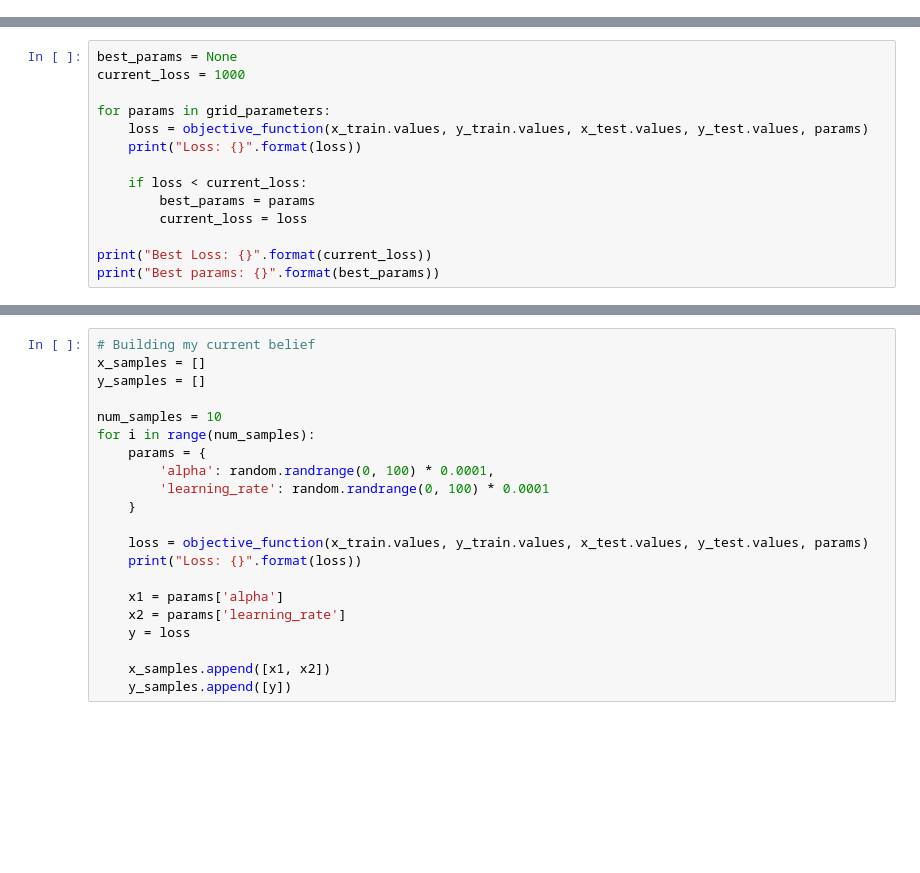
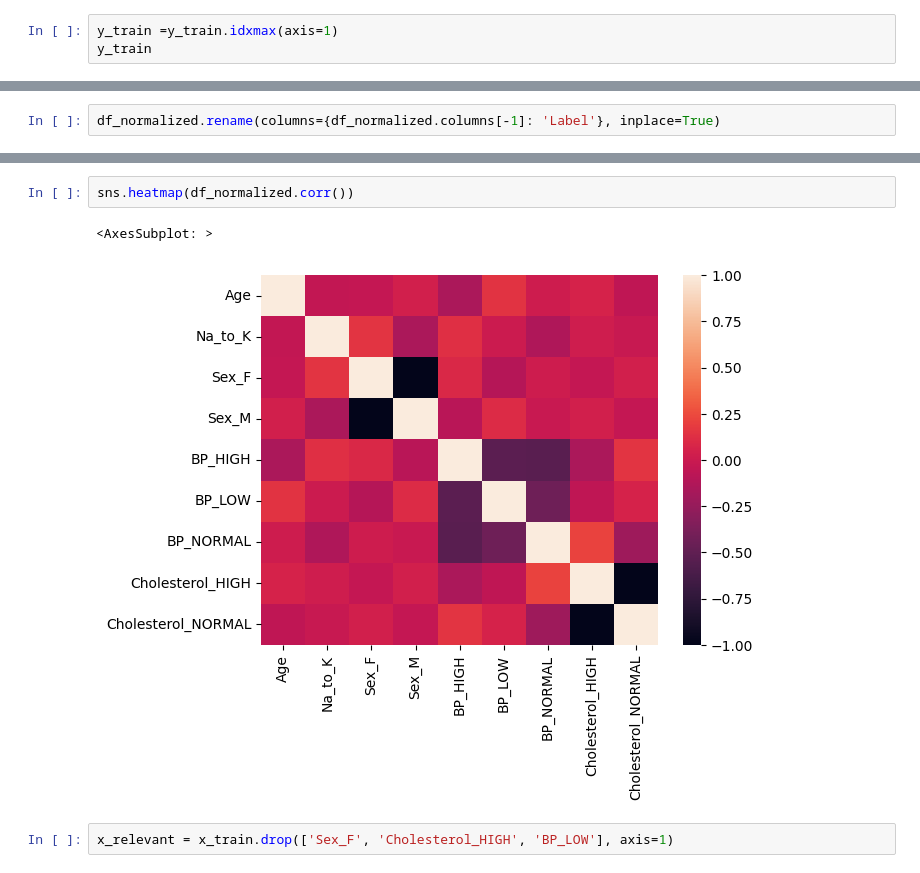
Before and after one commit to ellesonra/mlgroupproject, a Jupyter notebook: notebook/Drugs.ipynb, the cells around one changed output, grey strips where cells are left out. Drawn from its saved outputs; the diff is of its cells as text; blank space fills up the shorter version.

```diff
--- a/notebook/Drugs.ipynb
+++ b/notebook/Drugs.ipynb
@@ -40,0 +34,3 @@ def objective_function(x, y, x_validation, y_validation, params):
+# %%
+y_train =y_train.idxmax(axis=1)
+y_train
@@ -52,14 +67,2 @@ grid_parameters = [
 # %%
-best_params = None
-current_loss = 1000
-
-for params in grid_parameters:
-    loss = objective_function(x_train.values, y_train.values, x_test.values, y_test.values, params)
-    print("Loss: {}".format(loss))
-
-    if loss < current_loss:
-        best_params = params
-        current_loss = loss
-
-print("Best Loss: {}".format(current_loss))
-print("Best params: {}".format(best_params))
+df_normalized.rename(columns={df_normalized.columns[-1]: 'Label'}, inplace=True)
@@ -107,21 +85,7 @@ Best params: {'alpha': 0.0085, 'learning_rate': 0.0025}
 # %%
-# Building my current belief
-x_samples = []
-y_samples = []
-
-num_samples = 10
-for i in range(num_samples):
-    params = {
-        'alpha': random.randrange(0, 100) * 0.0001,
-        'learning_rate': random.randrange(0, 100) * 0.0001
-    }
-
-    loss = objective_function(x_train.values, y_train.values, x_test.values, y_test.values, params)
-    print("Loss: {}".format(loss))
-
-    x1 = params['alpha']
-    x2 = params['learning_rate']
-    y = loss
-
-    x_samples.append([x1, x2])
-    y_samples.append([y])
+sns.heatmap(df_normalized.corr())
+# %% [output]
+<AxesSubplot: >
+[figure, added]
+# %%
+x_relevant = x_train.drop(['Sex_F', 'Cholesterol_HIGH', 'BP_LOW'], axis=1)
```
Also changed, not shown: parts of 14 cells of this notebook, 8 other files.
